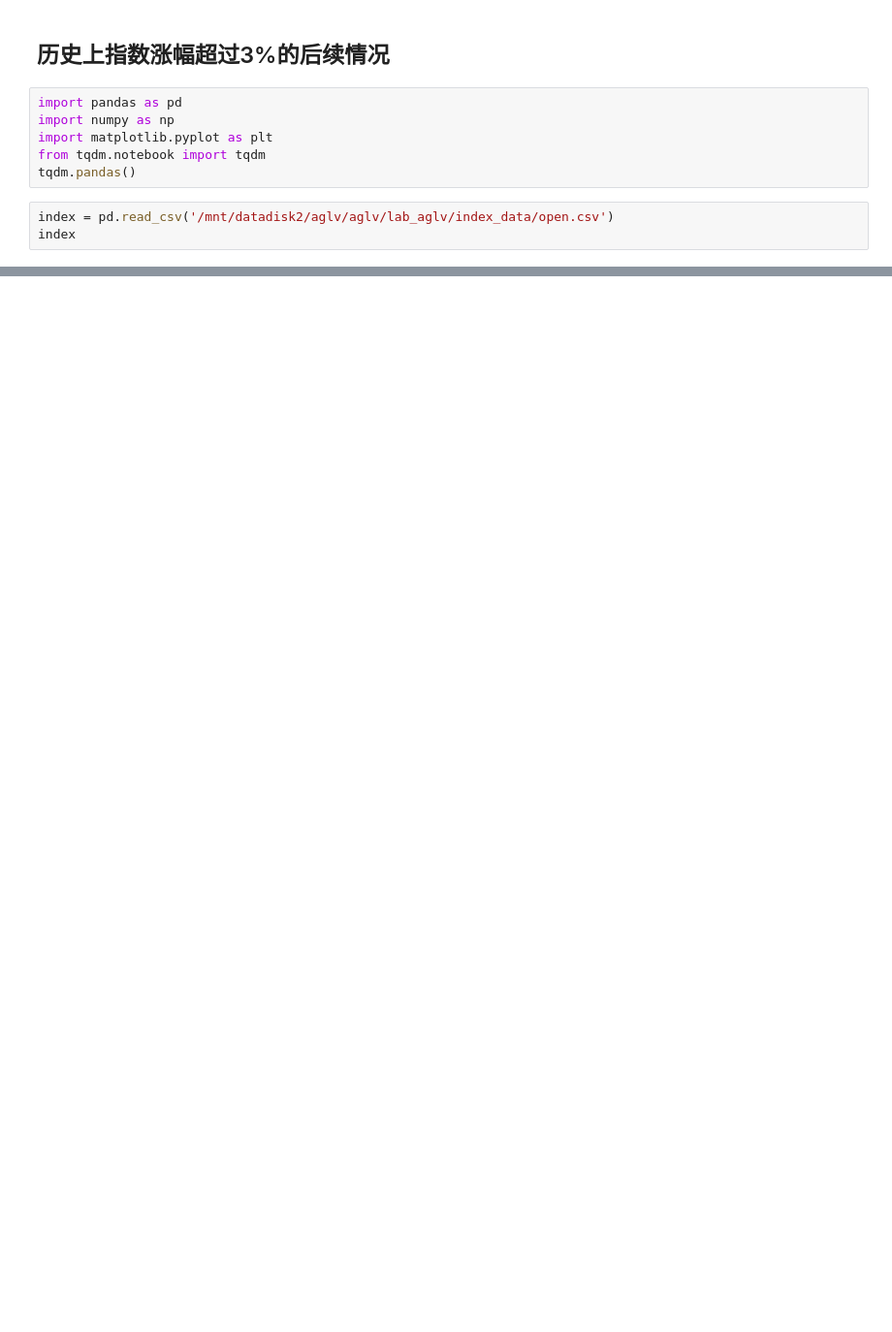
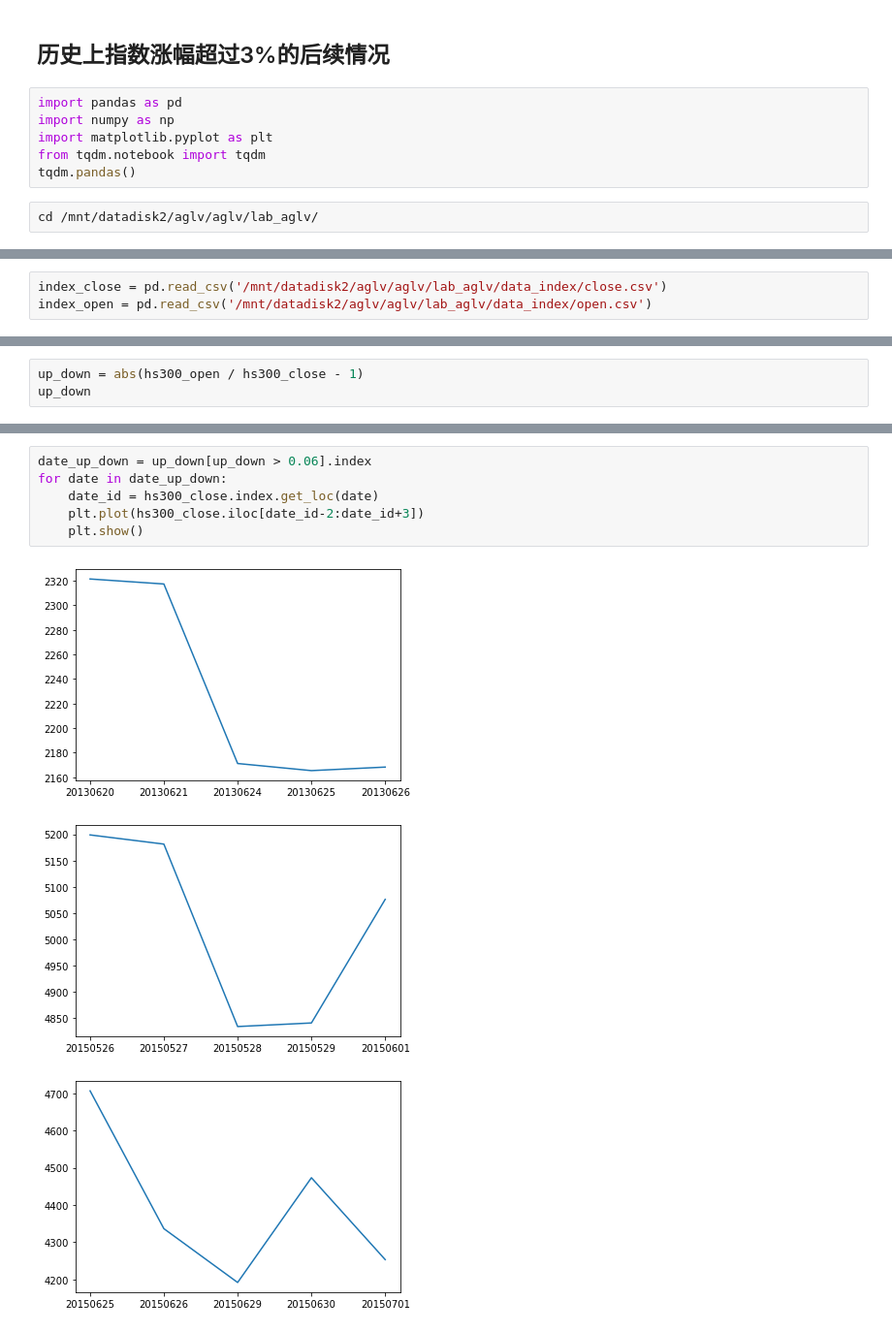
Before and after one commit to ForestMayJun/Quant_v3, a Jupyter notebook: alpha_Sep/index_up_test.ipynb, the cells around one changed output, grey strips where cells are left out. Shown at 97% size. Saved outputs shown, nothing was run; the diff lists cells and outputs as text; blank space fills up the shorter version.

```diff
--- a/alpha_Sep/index_up_test.ipynb
+++ b/alpha_Sep/index_up_test.ipynb
@@ -7,6 +7,5 @@ import matplotlib.pyplot as plt
 from tqdm.notebook import tqdm
 tqdm.pandas()
 # %%
-index = pd.read_csv('/mnt/datadisk2/aglv/aglv/lab_aglv/index_data/open.csv')
-index
+cd /mnt/datadisk2/aglv/aglv/lab_aglv/
 # %% [output]
@@ -19 +18,4 @@ index
+# %%
+index_close = pd.read_csv('/mnt/datadisk2/aglv/aglv/lab_aglv/data_index/close.csv')
+index_open = pd.read_csv('/mnt/datadisk2/aglv/aglv/lab_aglv/data_index/open.csv')
 # %%
@@ -25,0 +62,3 @@ hs300 = hs300.loc['20100101':]
+# %%
+up_down = abs(hs300_open / hs300_close - 1)
+up_down
@@ -33,0 +102,10 @@ date_up = hs300[hs300_ret > 0.03].index
+# %%
+date_up_down = up_down[up_down > 0.06].index
+for date in date_up_down:
+    date_id = hs300_close.index.get_loc(date)
+    plt.plot(hs300_close.iloc[date_id-2:date_id+3])
+    plt.show()
+# %% [output]
+[figure, added]
+[figure, added]
+[figure, added]
```
Also changed, not shown: parts of 30 cells of this notebook, 5 other files.
